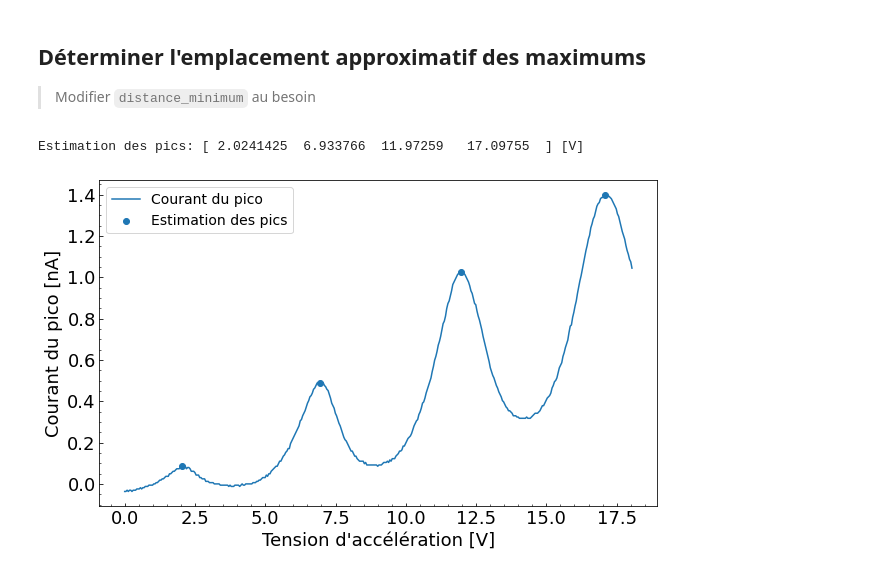
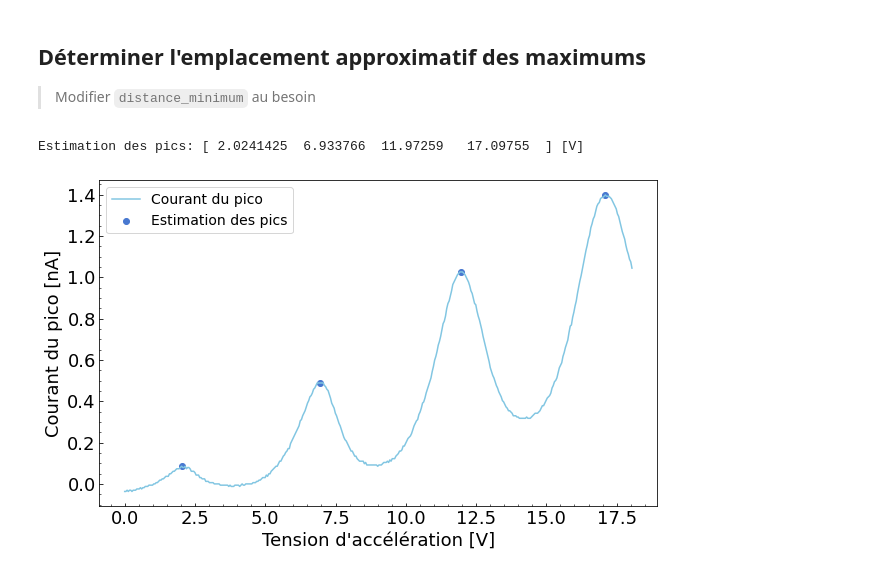
Before and after one commit to GeremyMichaud/PHY-3002-Frank-et-Hertz, a Jupyter notebook: analyse_legere_pic_simple.ipynb, the cells around one changed output. Saved outputs shown, nothing was run; the diff lists cells and outputs as text; code cells hidden in the pictures.

```diff
--- a/analyse_legere_pic_simple.ipynb
+++ b/analyse_legere_pic_simple.ipynb
@@ -8,9 +13,13 @@ from outils_analyse.conversion_temps_en_potentiel import \
 import matplotlib.pyplot as plt
 import os
 import matplotlib
-import numpy as np
 # Grosseur du text dans les figures
 matplotlib.rcParams.update({'font.size': 18})
+# Chemin d'accès des figures produites
 out_dir = os.path.join("Graphiques", "anal_leger")
 if not os.path.exists(out_dir):
     os.makedirs(out_dir)
+# Couleur des graphiques
+import seaborn as sns
+palette = sns.color_palette("muted")
+sns.color_palette("muted")
@@ -18,11 +38,14 @@ if not os.path.exists(out_dir):
 ## Lire le fichier des résultats et transformer les valeurs en un array numpy
 > Mettre les valeurs extraites à la place de `exemples_de_fichiers\exemple_de_donnees.csv`
 # %%
-valeurs_en_array = lire_csv_a_3_colonnes("exemples_de_fichiers\exemple_de_donnees.csv", 9)
+file_name = os.path.join("exemples_de_fichiers", "exemple_de_donnees.csv")
+valeurs_en_array = lire_csv_a_3_colonnes(file_name, 9)
 
 plt.figure(figsize=(10,6))
-plt.plot(valeurs_en_array[:, 0], valeurs_en_array[:, 2], label="Tensions du pico")
-plt.plot(valeurs_en_array[:, 0], valeurs_en_array[:, 1], label="Tensions entre la G1 et le ground")
+plt.plot(valeurs_en_array[:, 0], valeurs_en_array[:, 2],
+        label="Tensions du pico", color=palette[0])
+plt.plot(valeurs_en_array[:, 0], valeurs_en_array[:, 1],
+        label="Tensions entre la G1 et le ground", color=palette[3])
 plt.xlabel("Temps [s]")
 plt.ylabel("Tension [V]")
 plt.legend()
@@ -34,19 +58,17 @@ plt.show()
 # %%
-valeurs_cropped_debutant_par_t0 = crop_pour_conserver_que_la_partie_avec_rampe(valeurs_en_array, 2, 0.02, 0.1)
+valeurs_cropped_debutant_par_t0 = crop_pour_conserver_que_la_partie_avec_rampe(valeurs_en_array,
+        indice_colonne_rampe=2, zero_threshold=0.02, infinity_threshold=0.1)
 
 debut = min(valeurs_cropped_debutant_par_t0[:,0])
 valeurs_cropped_debutant_par_t0[:,0]-=debut
 
 plt.figure(figsize=(10,6))
 plt.plot(valeurs_cropped_debutant_par_t0[:, 0], valeurs_cropped_debutant_par_t0[:, 2],
-         label="Tensions du pico")
+        label="Tensions du pico", color=palette[0])
 plt.plot(valeurs_cropped_debutant_par_t0[:, 0], valeurs_cropped_debutant_par_t0[:, 1],
-         label="Tensions entre la G1 et le ground")
+        label="Tensions entre la G1 et le ground", color=palette[3])
 plt.xlabel("Temps [s]")
 plt.ylabel("Tension [V]")
 plt.legend()
 plt.show()
-
-facteur_conversion_temps_en_potentiel = calculer_facteur_conversion_temps_en_potentiel_avec_mesure_rampe(
-    valeurs_cropped_debutant_par_t0, 0, 2)
 # %% [output]
@@ -55,7 +77,7 @@ facteur_conversion_temps_en_potentiel = calculer_facteur_conversion_temps_en_pot
 ## Pente de la tension du générateur de rampe + Tensions du pico en courant
 # %%
 facteur_conversion_temps_en_potentiel = calculer_facteur_conversion_temps_en_potentiel_avec_mesure_rampe(
-    valeurs_cropped_debutant_par_t0, 0, 2)
+    valeurs_cropped_debutant_par_t0, indice_colonne_temps=0, indice_colonne_rampe=2)
 facteur_valeur = facteur_conversion_temps_en_potentiel[0]
 facteur_incertitude = facteur_conversion_temps_en_potentiel[1]
 print(f"Pente = {facteur_valeur} \u00B1 {facteur_incertitude} [V/s]")
@@ -65,11 +87,13 @@ valeurs_avec_bonnes_unites[:, 0] = -facteur_conversion_temps_en_potentiel[0] * v
 
 plt.figure(figsize=(10,6))
 plt.plot(valeurs_avec_bonnes_unites[:, 0], valeurs_avec_bonnes_unites[:, 1],
-        label="Courant du pico")
+        label="Courant du pico", color=palette[0])
 plt.xlabel("Tension entre G1 et le ground [V]")
 plt.ylabel("Courant mesuré [nA]")
 plt.legend()
 plt.show()
+
+# Ref - Pente = -0.44003644585609436 +- 0.031069057062268257 [V/s]
 # %% [output]
 Pente = -0.43928176164627075 ± 0.034648001194000244 [V/s]
 [figure]
@@ -77,25 +101,29 @@ Pente = -0.43928176164627075 ± 0.034648001194000244 [V/s]
 ## Déterminer l'emplacement approximatif des maximums
 > Modifier `distance_minimum` au besoin
 # %%
-liste_des_indexes_des_pics = determiner_indexes_maximums_scipy(valeurs_avec_bonnes_unites, 1, distance_minumum=100)
+liste_des_indexes_des_pics = determiner_indexes_maximums_scipy(valeurs_avec_bonnes_unites,
+        colonne_y=1, distance_minimum=100)
 print("Estimation des pics:", valeurs_avec_bonnes_unites[liste_des_indexes_des_pics, 0], "[V]")
 
 valeurs_avec_bonnes_unites_determination_des_pics = valeurs_avec_bonnes_unites
-liste_des_indexes_des_pics = liste_des_indexes_des_pics
 
 plt.figure(figsize=(10,6))
 plt.plot(valeurs_avec_bonnes_unites_determination_des_pics[:, 0],
         valeurs_avec_bonnes_unites_determination_des_pics[:, 1],
-        label="Courant du pico")
+        label="Courant du pico", color=palette[9])
 plt.scatter(valeurs_avec_bonnes_unites_determination_des_pics[liste_des_indexes_des_pics, 0],
         valeurs_avec_bonnes_unites_determination_des_pics[liste_des_indexes_des_pics, 1],
-        label="Estimation des pics")
+        label="Estimation des pics", color=palette[0])
 plt.xlabel("Tension d'accélération [V]")
 plt.ylabel("Courant du pico [nA]")
 plt.legend(fontsize=14)
 plt.tick_params(axis='both', which='both', direction='in')
 plt.minorticks_on()
+name, _ = os.path.splitext(os.path.basename(file_name))
+#plt.savefig(os.path.join(out_dir, name + ".png"))
 plt.show()
+
+# Ref - Estimation des pics: [ 1.9844797  6.902538  11.950019  17.083782 ] [V]
 # %% [output]
 Estimation des pics: [ 2.0241425  6.933766  11.97259   17.09755  ] [V]
-[figure, old version]
+[figure, new version]
```
Also changed, not shown: parts of 6 cells of this notebook, 5 other files.
